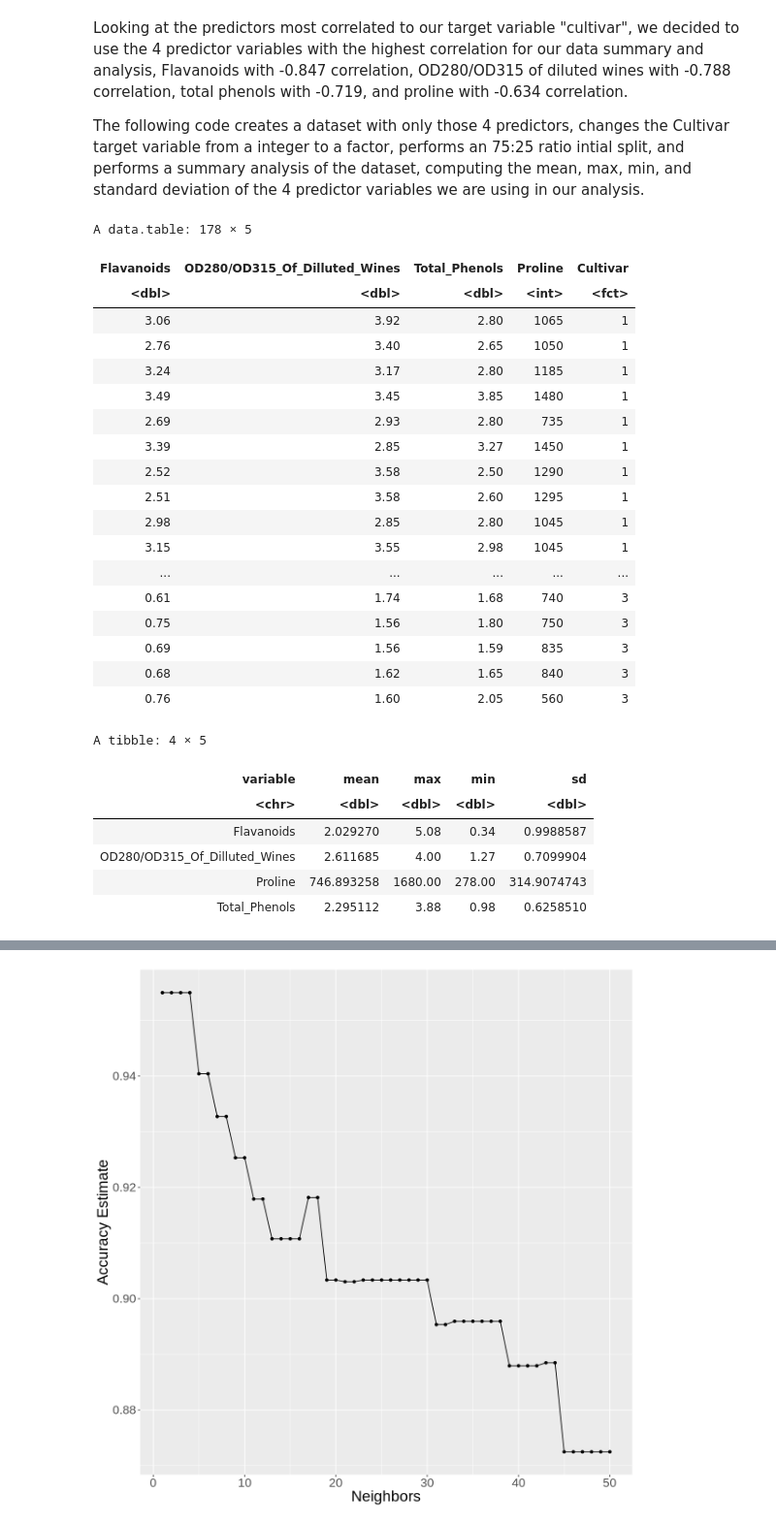
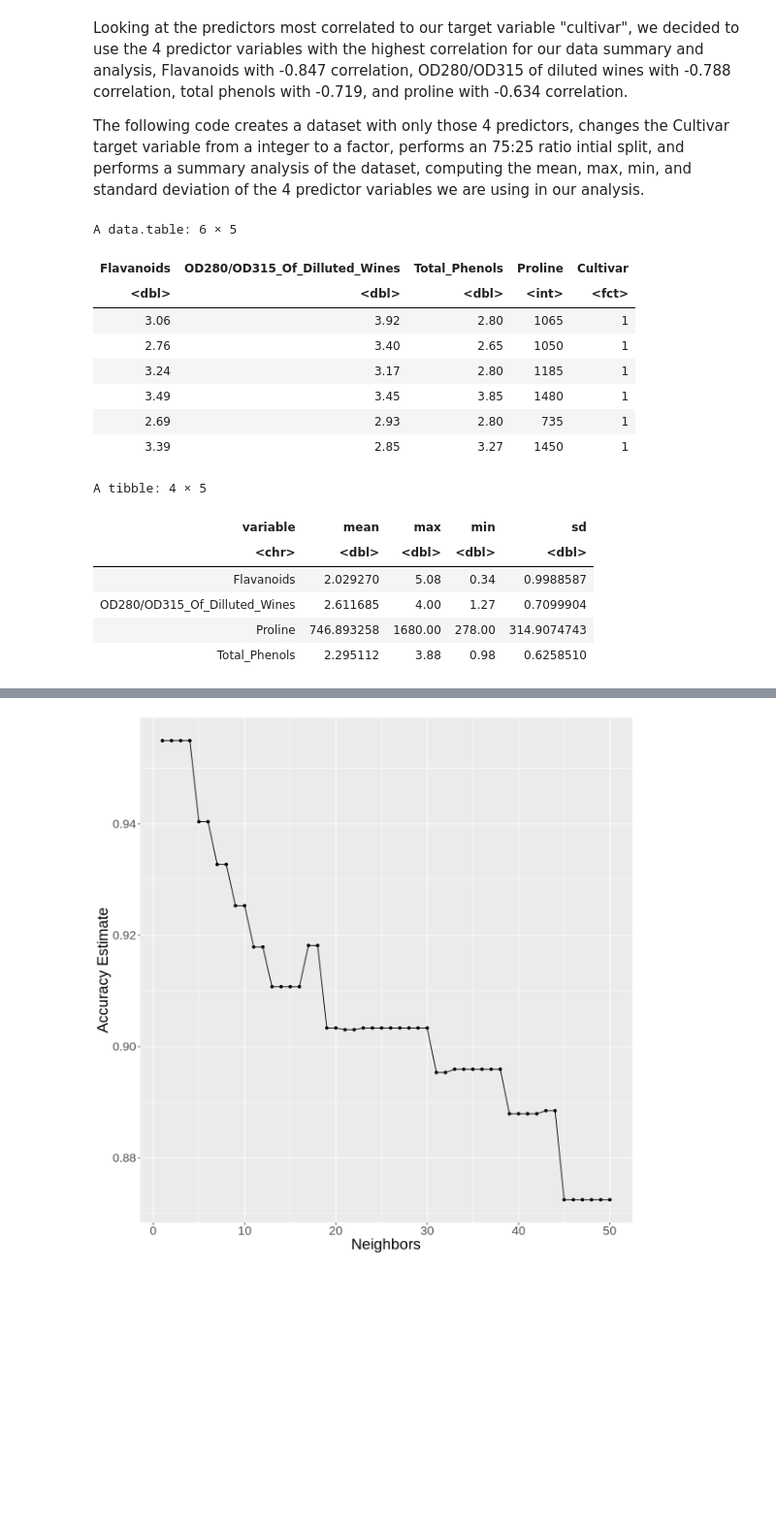
Before and after one commit to bkaanylmz/dsci-100-2022w1-group-95, a Jupyter notebook: WINE.ipynb, the cells around one changed output, grey strips where cells are left out. Shown at 97% size. Drawn from its saved outputs; the diff is of its cells as text; code cells hidden in the pictures; blank space fills up the shorter version.

```diff
--- a/WINE.ipynb
+++ b/WINE.ipynb
@@ -113,41 +113,31 @@ The following code creates a dataset with only those 4 predictors, changes the C
 # %%
 #data summary
 wine_data <- wine |>
         select(Flavanoids, "OD280/OD315_Of_Dilluted_Wines", Total_Phenols, Proline, Cultivar) |>
         mutate(Cultivar = as_factor(Cultivar))
 
-wine_data
+head(wine_data)
 
 wine_split <- initial_split(wine_data, prop = 0.75, strata = Cultivar)
 wine_training <- training(wine_split)
 wine_testing <- testing(wine_split)
 
 wine_summary_analysis <- wine_data |>
         pivot_longer(cols = Flavanoids:Proline, names_to = "variable", values_to = "value") |>
         group_by(variable) |>
         summarize(mean = mean(value), max = max(value), min = min(value),sd = sd(value))
 
 wine_summary_analysis
 # %% [output]
-A data.table: 178 × 5
+A data.table: 6 × 5
 | Flavanoids | OD280/OD315_Of_Dilluted_Wines | Total_Phenols | Proline | Cultivar |
 | <dbl> | <dbl> | <dbl> | <int> | <fct> |
 | 3.06 | 3.92 | 2.80 | 1065 | 1 |
 | 2.76 | 3.40 | 2.65 | 1050 | 1 |
 | 3.24 | 3.17 | 2.80 | 1185 | 1 |
 | 3.49 | 3.45 | 3.85 | 1480 | 1 |
 | 2.69 | 2.93 | 2.80 | 735 | 1 |
 | 3.39 | 2.85 | 3.27 | 1450 | 1 |
-| 2.52 | 3.58 | 2.50 | 1290 | 1 |
-| 2.51 | 3.58 | 2.60 | 1295 | 1 |
-| 2.98 | 2.85 | 2.80 | 1045 | 1 |
-| 3.15 | 3.55 | 2.98 | 1045 | 1 |
-| ... | ... | ... | ... | ... |
-| 0.61 | 1.74 | 1.68 | 740 | 3 |
-| 0.75 | 1.56 | 1.80 | 750 | 3 |
-| 0.69 | 1.56 | 1.59 | 835 | 3 |
-| 0.68 | 1.62 | 1.65 | 840 | 3 |
-| 0.76 | 1.60 | 2.05 | 560 | 3 |
 A tibble: 4 × 5
 | variable | mean | max | min | sd |
 | <chr> | <dbl> | <dbl> | <dbl> | <dbl> |
```
Also changed, not shown: parts of 1 cell of this notebook.
